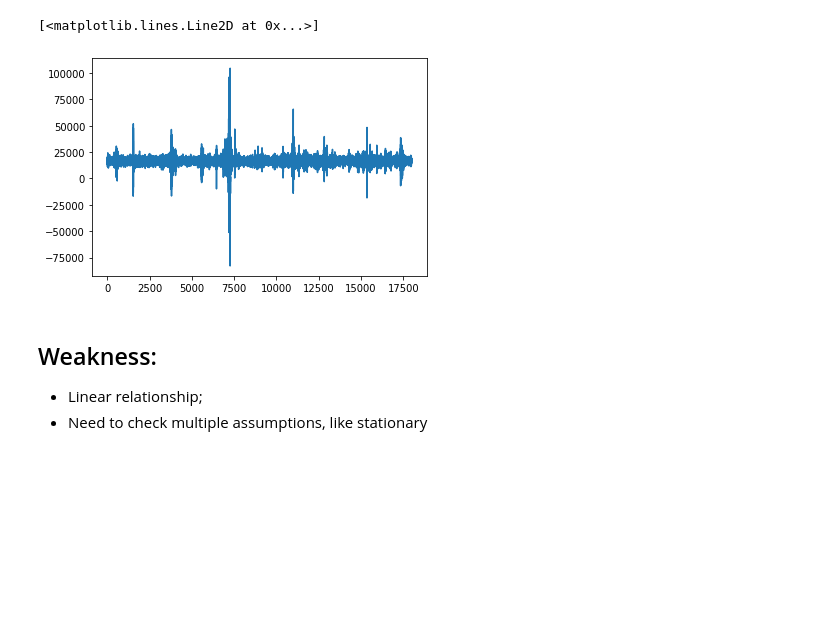
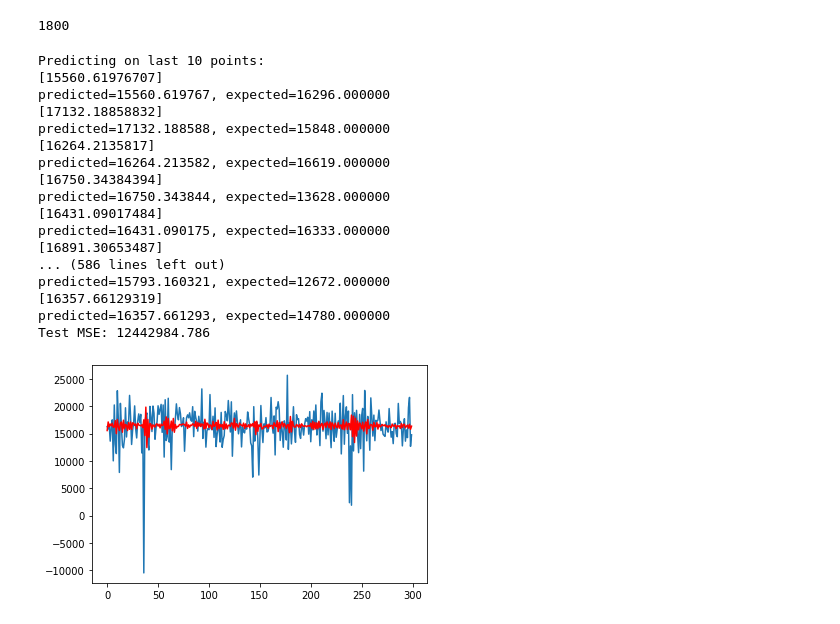
Before and after one commit to iotanalytics/SensorAITutorial, a Jupyter notebook: code/detection_and_segmentation/ARIMA.ipynb, the cells around one changed output. Cells and saved outputs as stored; diff of their text form; code cells hidden in the pictures; blank space fills up the shorter version.

```diff
--- a/code/detection_and_segmentation/ARIMA.ipynb
+++ b/code/detection_and_segmentation/ARIMA.ipynb
@@ -60,0 +87,6 @@ sigma: 1.0009137681637028
+# %%
+diff_daily_jumpsup=df_daily_jumpsup-df_daily_jumpsup.shift(10)
+dif2_daily_jumpsup=diff_daily_jumpsup-diff_daily_jumpsup.shift(10)
+dif3_daily_jumpsup=dif2_daily_jumpsup-dif2_daily_jumpsup.shift(10)
+dif4_daily_jumpsup=dif3_daily_jumpsup-dif3_daily_jumpsup.shift(10)
+dif4_daily_jumpsup.plot()
@@ -165,12 +194,52 @@ Test MSE: 3117475.874
-# %%
-pyplot.plot(X)
-# %% [output]
-[<matplotlib.lines.Line2D at 0x...>]
-[figure, removed]
-# %% [markdown]
-## Weakness:
-
-
-
-*   Linear relationship;
-*   Need to check multiple assumptions, like stationary
+# %%
+size=len(X)
+X_down=[X[i] for i in range(1,size,10)]
+# %%
+len(X_down)
+# %% [output]
+1800
+# %%
+train_size=len(X_down)-300
+
+#size = int(len(X) * 0.66)
+train, test = X_down[1:train_size], X_down[train_size:len(X_down)]
+history = [x for x in train]
+predictions = list()
+
+  #testing model on last 10 points
+print("Predicting on last",cnt,"points:")
+for t in range(len(test)):
+    model = ARIMA(history, order=(5,1,1))
+    model_fit = model.fit(disp=0)
+    output = model_fit.forecast()
+    yhat = output[0]
+    print(yhat)
+    predictions.append(yhat)
+    obs = test[t]
+    history.append(obs)
+    print('predicted=%f, expected=%f' % (yhat, obs))
+error = mean_squared_error(test, predictions)
+print('Test MSE: %.3f' % error)
+  # plot
+pyplot.plot(test)
+pyplot.plot(predictions, color='red')
+pyplot.show()
+# %% [output]
+Predicting on last 10 points:
+[15560.61976707]
+predicted=15560.619767, expected=16296.000000
+[17132.18858832]
+predicted=17132.188588, expected=15848.000000
+[16264.2135817]
+predicted=16264.213582, expected=16619.000000
+[16750.34384394]
+predicted=16750.343844, expected=13628.000000
+[16431.09017484]
+predicted=16431.090175, expected=16333.000000
+[16891.30653487]
+... (586 lines left out)
+predicted=15793.160321, expected=12672.000000
+[16357.66129319]
+predicted=16357.661293, expected=14780.000000
+Test MSE: 12442984.786
+[figure, added]
```
Also changed, not shown: parts of 13 cells of this notebook.
